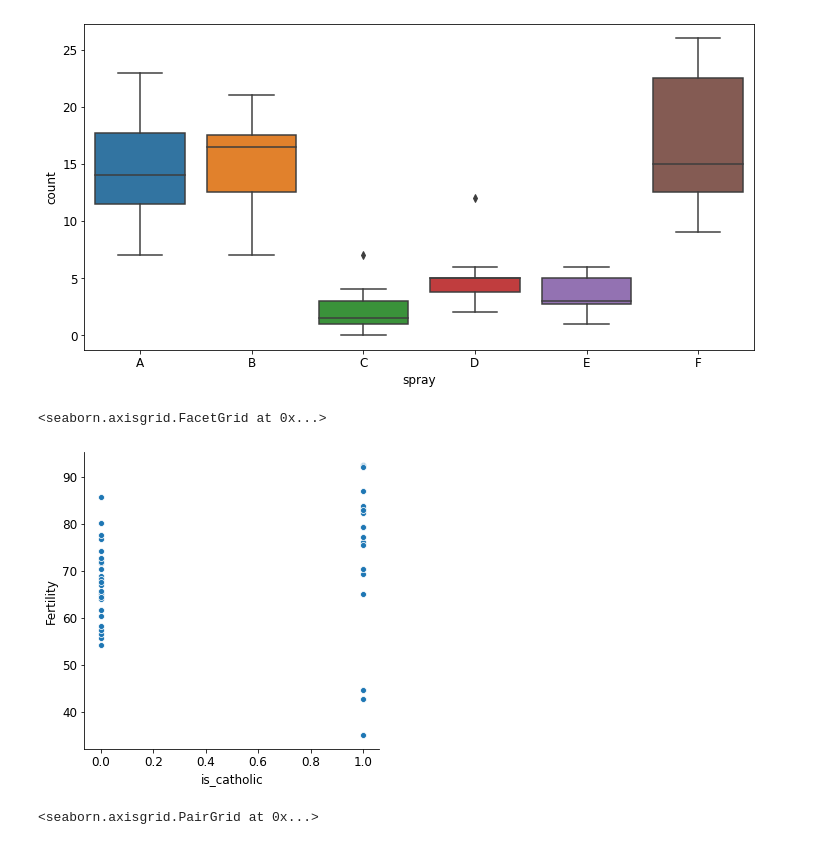
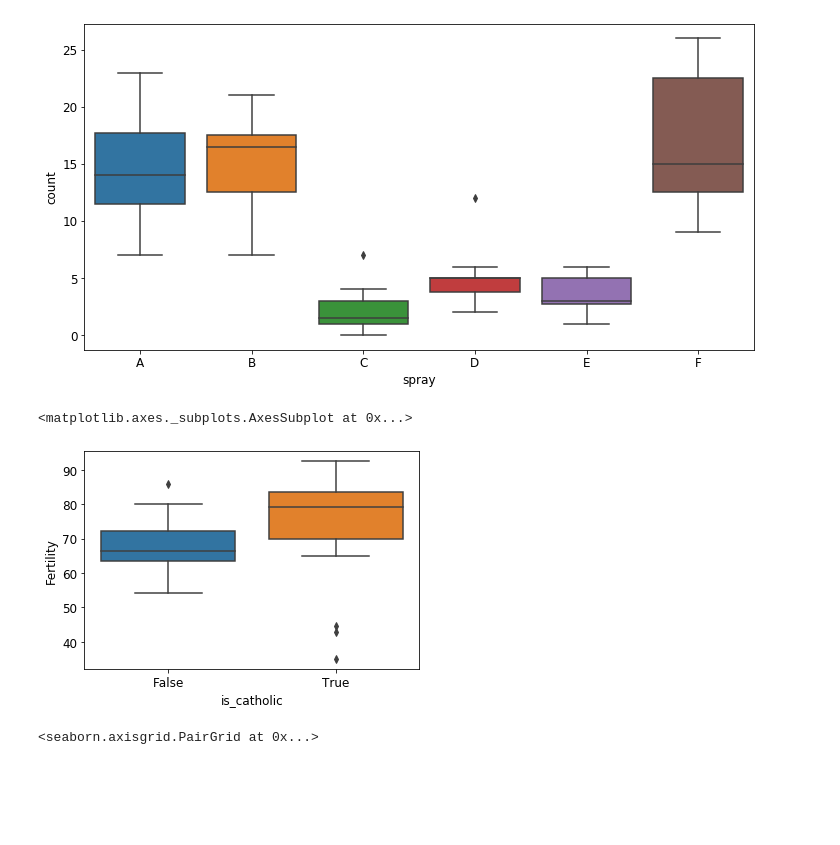
Before and after one commit to CameronGTaylor/python-exercises, a Jupyter notebook: 4.8.5_seaborn_exercises.ipynb, the cells around one changed output. Saved outputs shown, nothing was run; the diff lists cells and outputs as text; code cells hidden in the pictures; blank space fills up the shorter version.

```diff
--- a/4.8.5_seaborn_exercises.ipynb
+++ b/4.8.5_seaborn_exercises.ipynb
@@ -84,11 +84,11 @@ sns.boxplot(data=insect, x='spray', y='count')
 # %%
 swiss = data('swiss')
 swiss['is_catholic'] = swiss.Catholic >= 40
 # swiss
-sns.relplot(data=swiss, x='is_catholic', y='Fertility')
+sns.boxplot(data=swiss, x='is_catholic', y='Fertility')
 # %% [output]
-<seaborn.axisgrid.FacetGrid at 0x...>
+<matplotlib.axes._subplots.AxesSubplot at 0x...>
-[figure, old version]
+[figure, new version]
 # %%
 orig_swiss = swiss.drop(columns='is_catholic')
 # swiss
```
Also changed, not shown: parts of 3 cells of this notebook, 1 other file.
